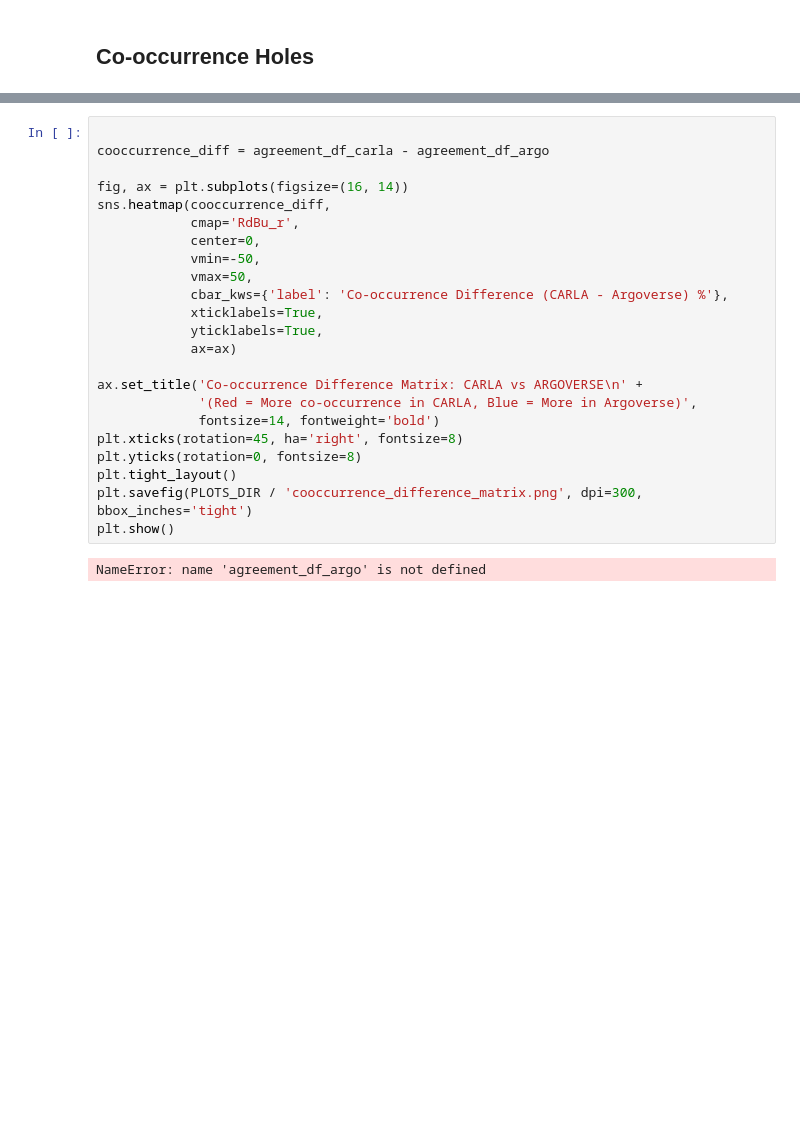
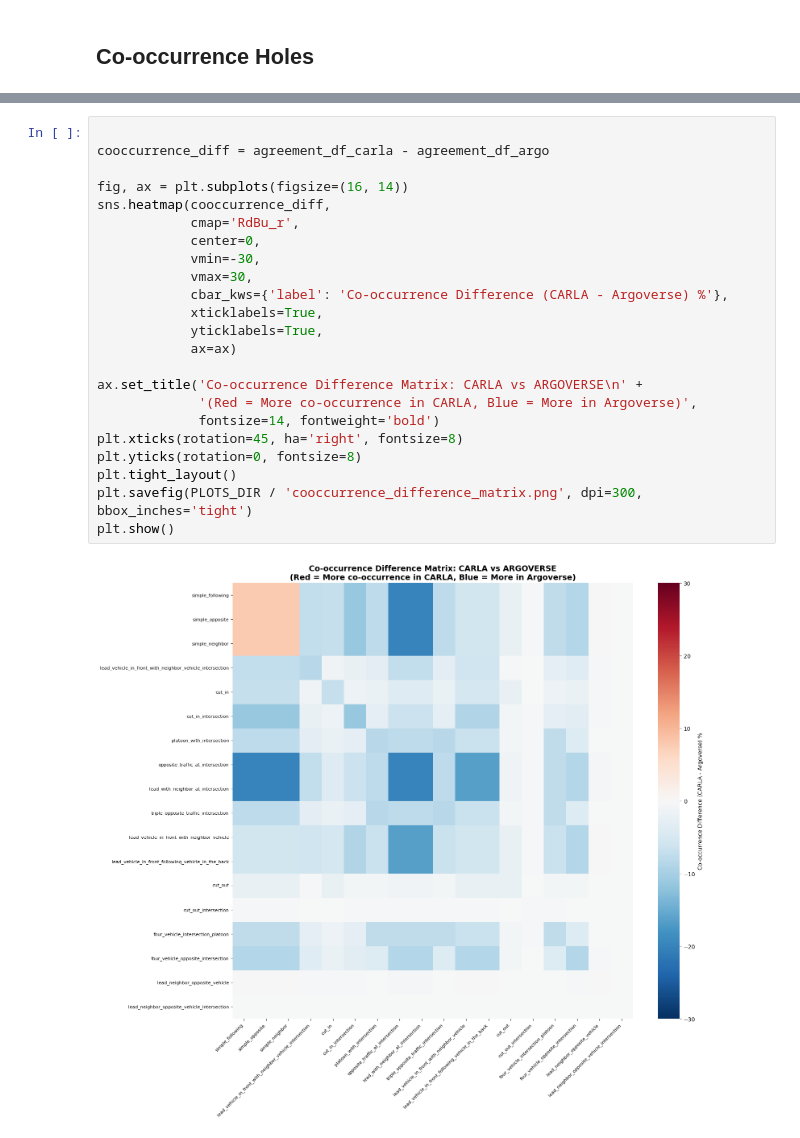
Before and after one commit to tmuehlen80/graph_coverage, a Jupyter notebook: notebooks/shared/subgraph_isomorphism.ipynb, the cells around one changed output, grey strips where cells are left out. Cells and saved outputs as stored; diff of their text form; blank space fills up the shorter version.

```diff
--- a/notebooks/shared/subgraph_isomorphism.ipynb
+++ b/notebooks/shared/subgraph_isomorphism.ipynb
@@ -874,25 +854,25 @@ NameError: name 'agreement_df_argo' is not defined
 # %%
 
 cooccurrence_diff = agreement_df_carla - agreement_df_argo
 
 fig, ax = plt.subplots(figsize=(16, 14))
 sns.heatmap(cooccurrence_diff,
             cmap='RdBu_r',
             center=0,
-            vmin=-50,
-            vmax=50,
+            vmin=-30,
+            vmax=30,
             cbar_kws={'label': 'Co-occurrence Difference (CARLA - Argoverse) %'},
             xticklabels=True,
             yticklabels=True,
             ax=ax)
 
 ax.set_title('Co-occurrence Difference Matrix: CARLA vs ARGOVERSE\n' +
              '(Red = More co-occurrence in CARLA, Blue = More in Argoverse)',
              fontsize=14, fontweight='bold')
 plt.xticks(rotation=45, ha='right', fontsize=8)
 plt.yticks(rotation=0, fontsize=8)
 plt.tight_layout()
 plt.savefig(PLOTS_DIR / 'cooccurrence_difference_matrix.png', dpi=300, bbox_inches='tight')
 plt.show()
 # %% [output]
-NameError: name 'agreement_df_argo' is not defined
+[figure, added]
```
Also changed, not shown: parts of 10 cells of this notebook, 7 other files.
